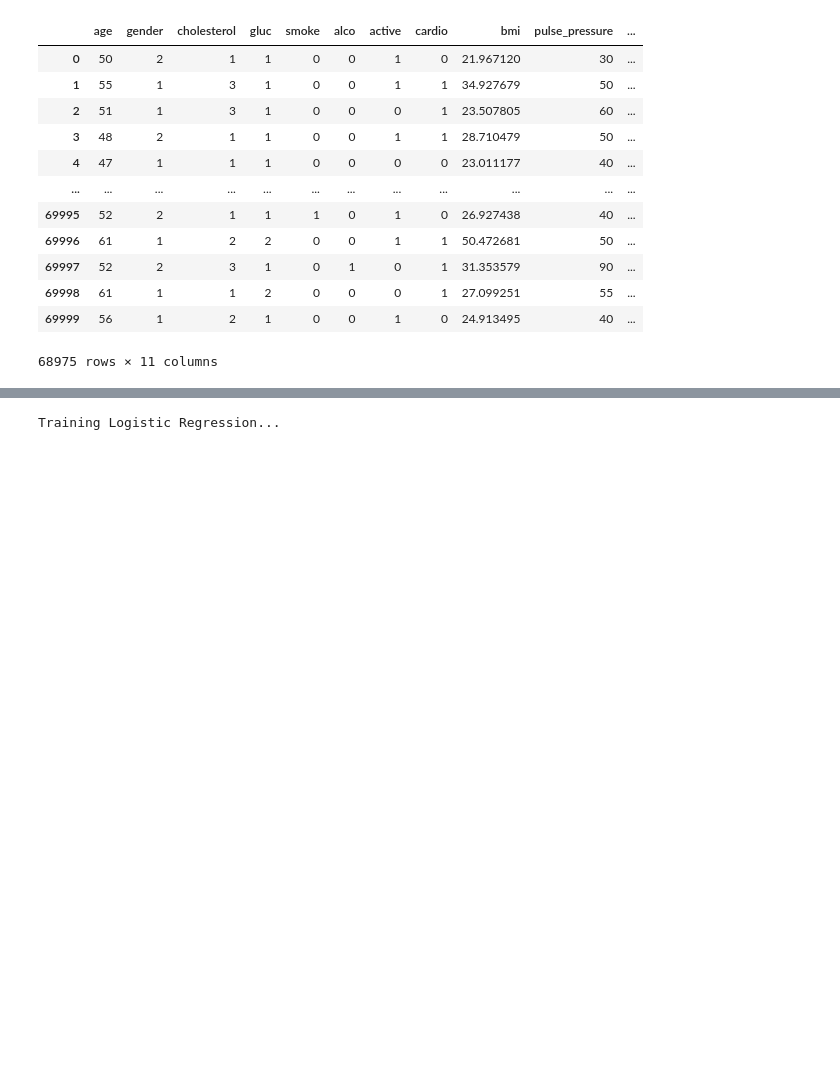
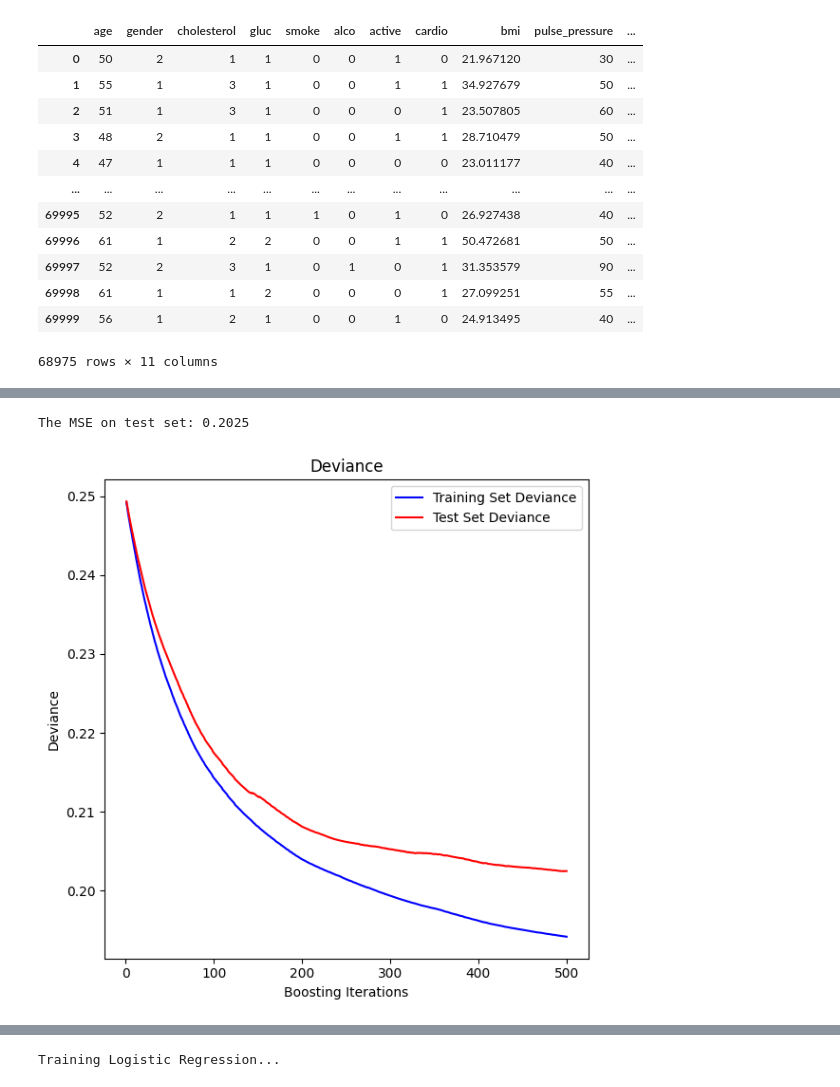
Before and after one commit to Dimus0/Heart-Failure, a Jupyter notebook: research_model/research._for_men_and_woman.ipynb, the cells around one changed output, grey strips where cells are left out. Cells and saved outputs as stored; diff of their text form; code cells hidden in the pictures; blank space fills up the shorter version.

```diff
--- a/research_model/research._for_men_and_woman.ipynb
+++ b/research_model/research._for_men_and_woman.ipynb
@@ -138,3 +124,50 @@ X = data.drop(['pulse_pressure','cardio'],axis=1)
+# %%
+X_train_model, x_test_model, y_train_model, y_test_model = train_test_split(X,y,test_size=0.2,random_state=42)
+# %%
+scaler = StandardScaler()
+X_train_model = scaler.fit_transform(X_train_model)
+x_test_model = scaler.fit_transform(x_test_model)
+# %%
+from sklearn import ensemble
+
+params = {
+    'n_estimators': 500,
+    'max_depth': 4,
+    'min_samples_split': 5,
+    'learning_rate': 0.01,
+    'loss': 'squared_error',
+}
+
+grad = GradientBoostingRegressor(**params)
+grad.fit(X_train_model,y_train_model)
+
+print('The MSE on test set: {:.4f}'.format(mean_squared_error(y_test_model,grad.predict(x_test_model))))
+# %% [output]
+The MSE on test set: 0.2025
+# %%
+test_score = np.zeros((params["n_estimators"],), dtype=np.float64)
+for i, y_pred in enumerate(grad.staged_predict(x_test_model)):
+    test_score[i] = mean_squared_error(y_test_model, y_pred)
+
+fig = plt.figure(figsize=(6, 6))
+plt.subplot(1, 1, 1)
+plt.title("Deviance")
+plt.plot(
+    np.arange(params["n_estimators"]) + 1,
+    grad.train_score_,
+    "b-",
+    label="Training Set Deviance",
+)
+plt.plot(
+    np.arange(params["n_estimators"]) + 1, test_score, "r-", label="Test Set Deviance"
+)
+plt.legend(loc="upper right")
+plt.xlabel("Boosting Iterations")
+plt.ylabel("Deviance")
+fig.tight_layout()
+plt.show()
+# %% [output]
+[figure, added]
 # %%
 X_train,temp_X, y_train, temp_y = train_test_split(X,y,test_size=0.3,random_state=42)
 X_val,X_test, y_val,y_test = train_test_split(temp_X,temp_y,test_size=0.5,random_state=42)
```
Also changed, not shown: parts of 12 cells of this notebook, 8 other files.
